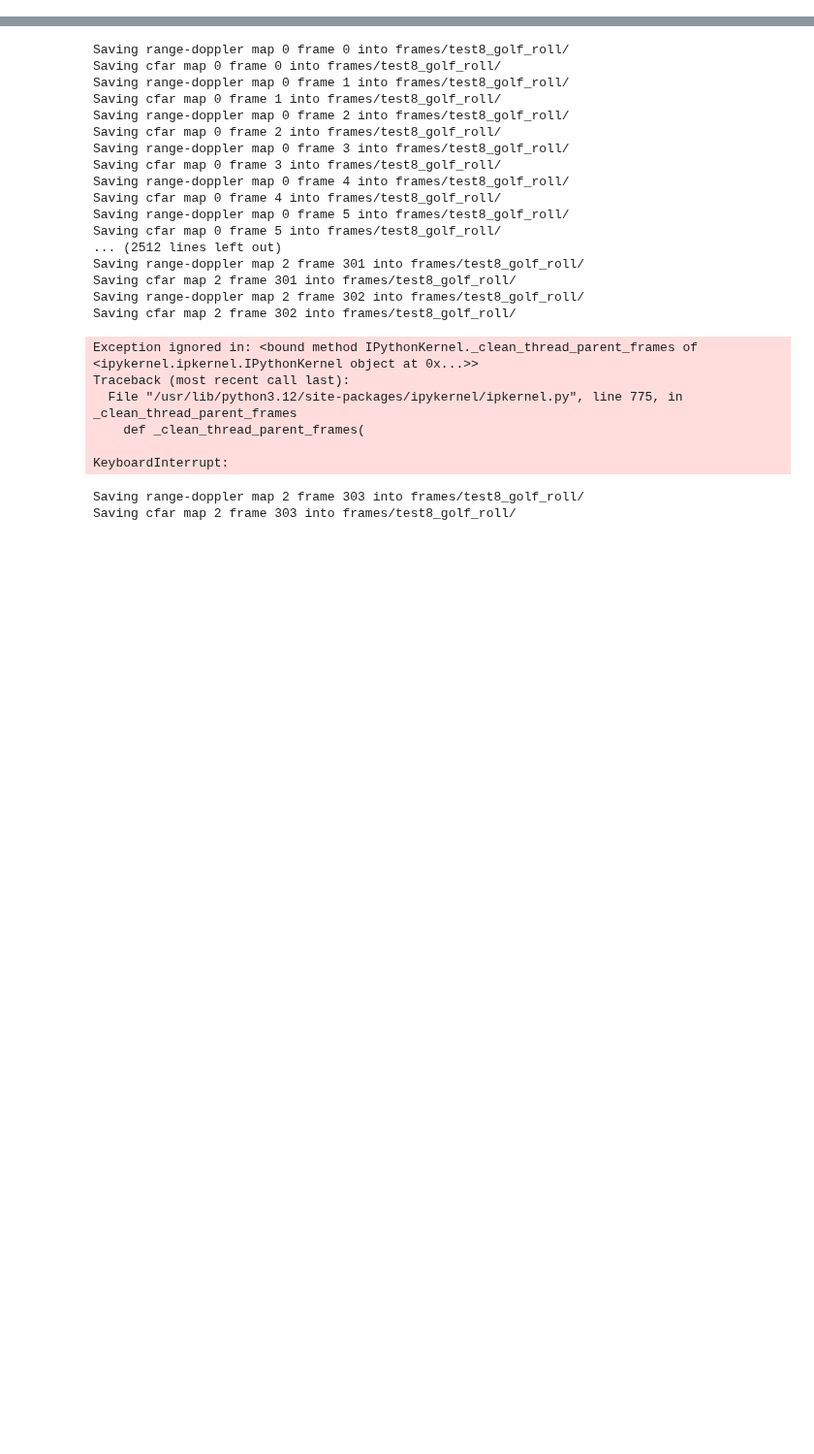
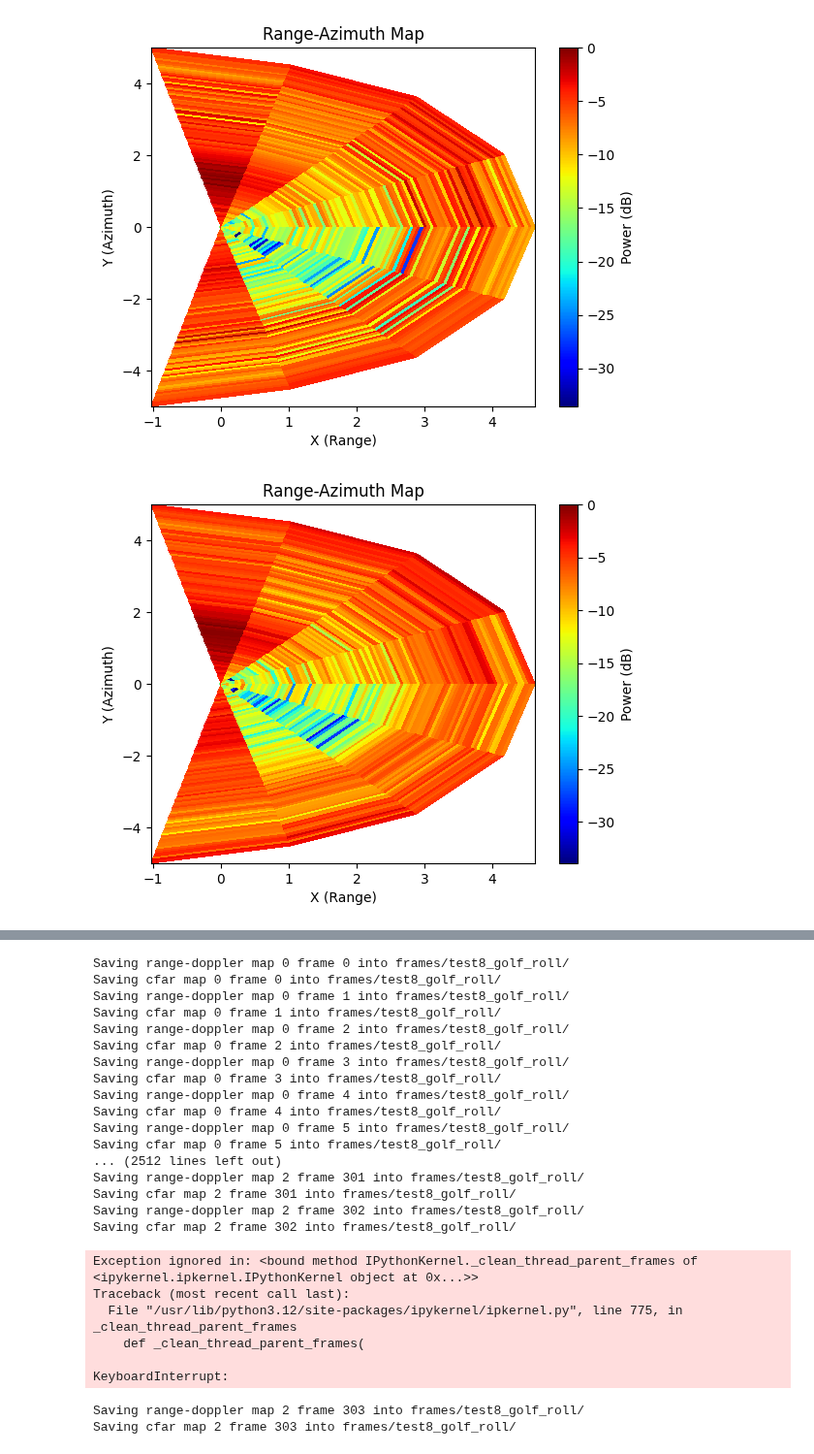
Before and after one commit to HarryPaniccc/4022S_code, a Jupyter notebook: golfball_finder.ipynb, the cells around one changed output, grey strips where cells are left out. Shown at 97% size. Cells and saved outputs as stored; diff of their text form; code cells hidden in the pictures; blank space fills up the shorter version.

```diff
--- a/golfball_finder.ipynb
+++ b/golfball_finder.ipynb
@@ -76,0 +122,44 @@ rd_map = range_doppler_map(target_test, frame_number, True)
+# %%
+max_range_value = range_bin_size * len(frame_data[:,0,0])
+straight_frame_number = 308
+straight_test_number = 0
+
+left_frame_number = 97
+left_test_number = 3
+
+right_frame_number = 77
+right_test_number = 5
+
+def range_angle_map(frame_number, test_number,n):
+    direction = ["straight", "left", "right"]
+    target_test = session5_data[5][test_number]
+    frame_data = target_test[f'Sensors/TI_Radar/Data/Frame_{frame_number}/frame_data']
+    range_azimuth_data = azimuth_sum(azimuth_fft(frame_data,0))
+
+    # Define the range and azimuth values
+    range_bins = np.linspace(0, max_range_value, range_azimuth_data.shape[0])  # replace max_range_value with the maximum range
+    angle_bins = np.linspace(-np.pi/2, np.pi/2, range_azimuth_data.shape[1])  # adjust if azimuth angle is larger
+
+    # Create meshgrid for range and angle
+    R, Theta = np.meshgrid(range_bins, angle_bins)
+
+    # Convert to Cartesian coordinates for plotting
+    X = R * np.cos(Theta)
+    Y = R * np.sin(Theta)
+
+    # Plot using pcolormesh to respect the bin stretching in a radial fashion
+    plt.figure()
+    plt.pcolormesh(X, Y, range_azimuth_data.T, cmap='jet', shading='auto')
+    plt.colorbar(label='Power (dB)')
+    # plt.title(f'{direction[n]} Range-Azimuth Map (Cone Representation)')
+    plt.title("Range-Azimuth Map")
+    plt.xlabel('X (Range)')
+    plt.ylabel('Y (Azimuth)')
+    plt.show()
+
+range_angle_map(straight_frame_number,straight_test_number, 0)
+range_angle_map(left_frame_number, left_test_number, 1)
+range_angle_map(right_frame_number,right_test_number, 2)
+# %% [output]
+[figure, added]
+[figure, added]
```
Also changed, not shown: parts of 6 cells of this notebook, 1 other file.
